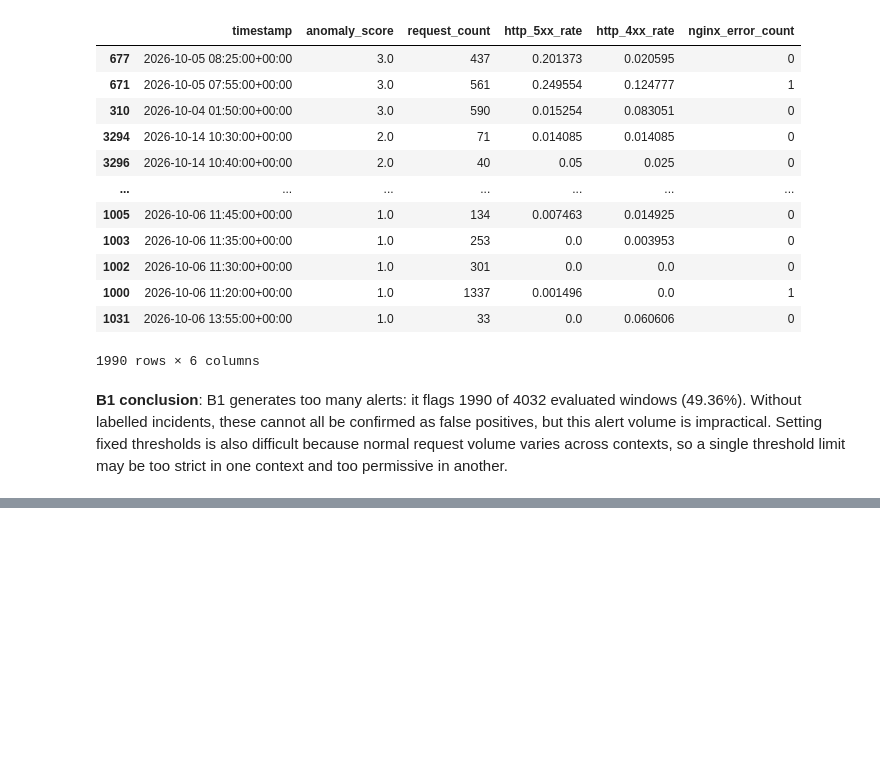
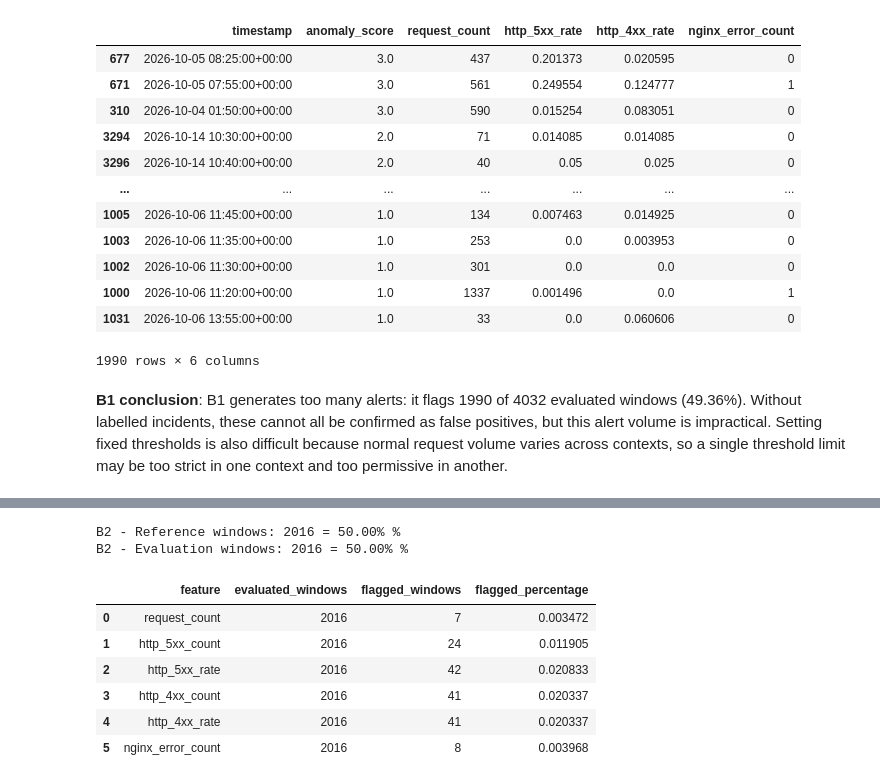
Before and after one commit to astrolabsoftware/fink-api-anomaly-detection, a Jupyter notebook: notebooks/04_baselines_evaluation.ipynb, the cells around one changed output, grey strips where cells are left out. Drawn from its saved outputs; the diff is of its cells as text; code cells hidden in the pictures; blank space fills up the shorter version.

```diff
--- a/notebooks/04_baselines_evaluation.ipynb
+++ b/notebooks/04_baselines_evaluation.ipynb
@@ -160,0 +174,39 @@ display(
+# %%
+split_index = int(len(evaluation_df) * 0.5)
+b2_reference_df = evaluation_df.iloc[:split_index].copy()
+b2_evaluation_df = evaluation_df.iloc[split_index:].copy()
+
+print(f"B2 - Reference windows: {len(b2_reference_df)} = {len(b2_reference_df)/len(evaluation_df):.2%} %")
+print(f"B2 - Evaluation windows: {len(b2_evaluation_df)} = {len(b2_evaluation_df)/len(evaluation_df):.2%} %")
+# %% [output]
+B2 - Reference windows: 2016 = 50.00% %
+B2 - Evaluation windows: 2016 = 50.00% %
+# %%
+b2_features = ["request_count","http_5xx_count","http_5xx_rate","http_4xx_count","http_4xx_rate","nginx_error_count"]
+b2_predictions = {}
+b2_summary = []
+
+for feature in b2_features:
+    baseline = ClassicalZScoreBaseline(feature=feature, threshold=3.0)
+    baseline.fit(b2_reference_df)
+    predictions = baseline.predict(b2_evaluation_df)
+    b2_predictions[feature] = predictions
+    b2_summary.append(
+        {
+            "feature": feature,
+            "evaluated_windows": len(predictions),
+            "flagged_windows": int(predictions["is_anomaly"].sum()),
+            "flagged_percentage": predictions["is_anomaly"].mean(),
+        }
+    )
+
+b2_summary_df = pd.DataFrame(b2_summary)
+display(b2_summary_df)
+# %% [output]
+|  | feature | evaluated_windows | flagged_windows | flagged_percentage |
+| 0 | request_count | 2016 | 7 | 0.003472 |
+| 1 | http_5xx_count | 2016 | 24 | 0.011905 |
+| 2 | http_5xx_rate | 2016 | 42 | 0.020833 |
+| 3 | http_4xx_count | 2016 | 41 | 0.020337 |
+| 4 | http_4xx_rate | 2016 | 41 | 0.020337 |
+| 5 | nginx_error_count | 2016 | 8 | 0.003968 |
```
Also changed, not shown: parts of 4 cells of this notebook, 2 other files.
